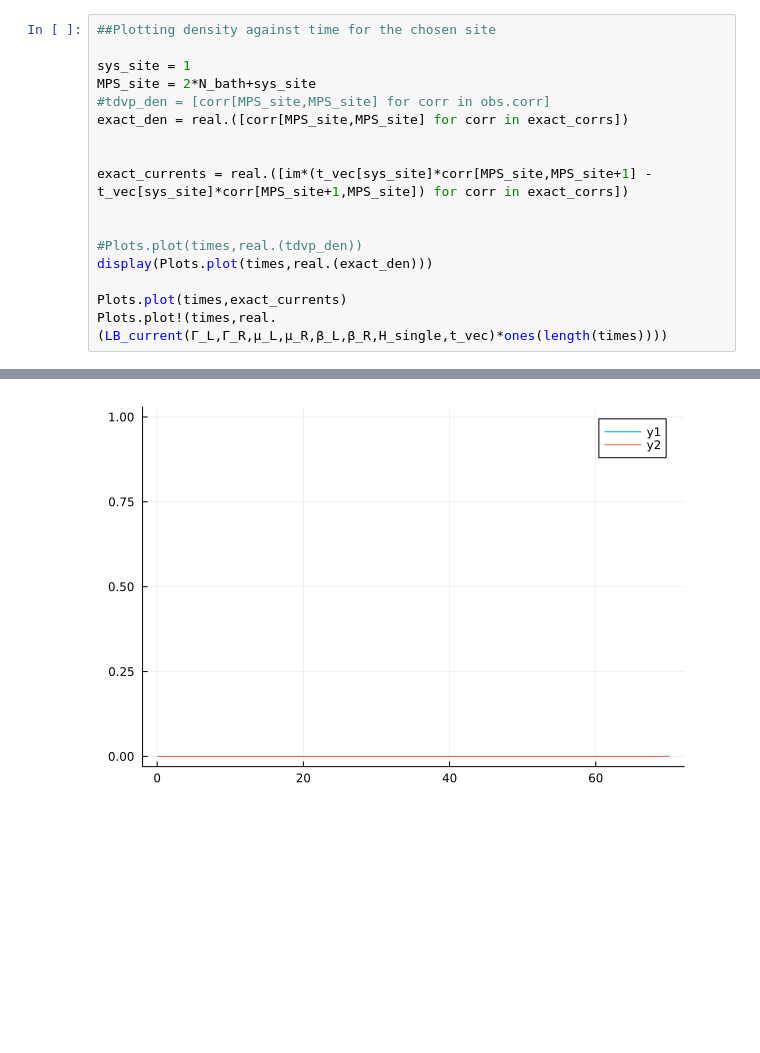
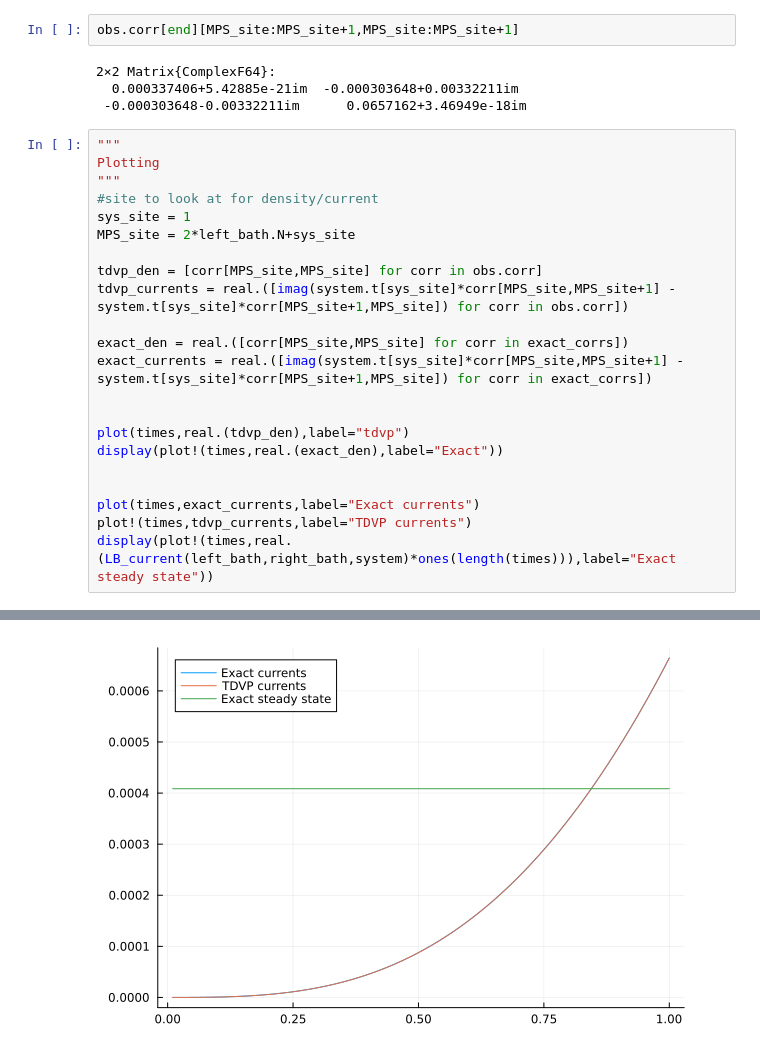
Before and after one commit to DavidStrachan1/Cleaned-PhD-repository, a Jupyter notebook: notebooks/Thermofield_example.ipynb, the cells around one changed output, grey strips where cells are left out. Cells and saved outputs as stored; diff of their text form; blank space fills up the shorter version.

```diff
--- a/notebooks/Thermofield_example.ipynb
+++ b/notebooks/Thermofield_example.ipynb
@@ -478,18 +382,29 @@ H_single[2*N_bath-1:2*N_bath+3,2*N_bath-1:2*N_bath+3]
+# %%
+obs.corr[end][MPS_site:MPS_site+1,MPS_site:MPS_site+1]
+# %% [output]
+2×2 Matrix{ComplexF64}:
+  0.000337406+5.42885e-21im  -0.000303648+0.00332211im
+ -0.000303648-0.00332211im      0.0657162+3.46949e-18im
 # %%
-##Plotting density against time for the chosen site
+"""
+Plotting
+"""
+#site to look at for density/current
+sys_site = 1
+MPS_site = 2*left_bath.N+sys_site
 
-sys_site = 1
-MPS_site = 2*N_bath+sys_site
-#tdvp_den = [corr[MPS_site,MPS_site] for corr in obs.corr]
+tdvp_den = [corr[MPS_site,MPS_site] for corr in obs.corr]
+tdvp_currents = real.([imag(system.t[sys_site]*corr[MPS_site,MPS_site+1] - system.t[sys_site]*corr[MPS_site+1,MPS_site]) for corr in obs.corr])
+
 exact_den = real.([corr[MPS_site,MPS_site] for corr in exact_corrs])
+exact_currents = real.([imag(system.t[sys_site]*corr[MPS_site,MPS_site+1] - system.t[sys_site]*corr[MPS_site+1,MPS_site]) for corr in exact_corrs])
 
 
-exact_currents = real.([im*(t_vec[sys_site]*corr[MPS_site,MPS_site+1] - t_vec[sys_site]*corr[MPS_site+1,MPS_site]) for corr in exact_corrs])
+plot(times,real.(tdvp_den),label="tdvp")
+display(plot!(times,real.(exact_den),label="Exact"))
 
 
-#Plots.plot(times,real.(tdvp_den))
-display(Plots.plot(times,real.(exact_den)))
-
-Plots.plot(times,exact_currents)
-Plots.plot!(times,real.(LB_current(Γ_L,Γ_R,μ_L,μ_R,β_L,β_R,H_single,t_vec)*ones(length(times))))
+plot(times,exact_currents,label="Exact currents")
+plot!(times,tdvp_currents,label="TDVP currents")
+display(plot!(times,real.(LB_current(left_bath,right_bath,system)*ones(length(times))),label="Exact steady state"))
 # %% [output]
@@ -497 +412 @@ Plots.plot!(times,real.(LB_current(Γ_L,Γ_R,μ_L,μ_R,β_L,β_R,H_single,t_vec)
-[figure, old version]
+[figure, new version]
```
Also changed, not shown: parts of 10 cells of this notebook, 2 other files.
